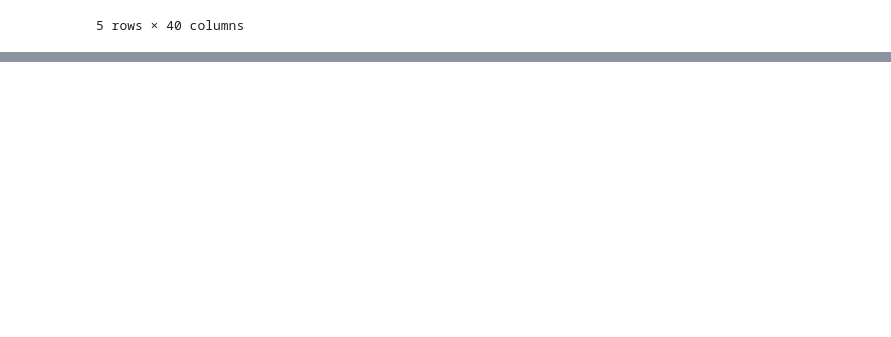
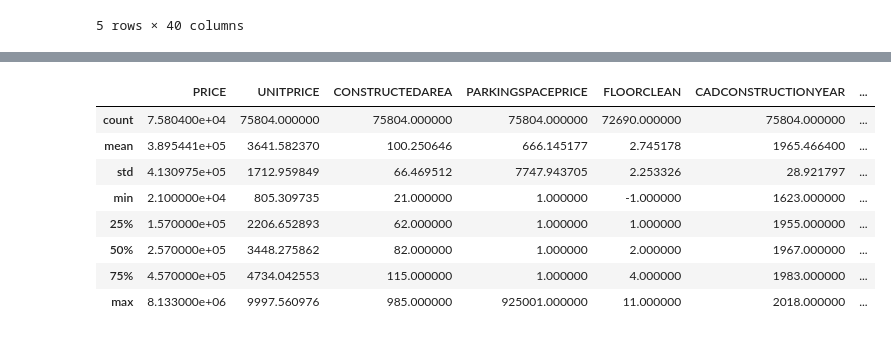
Before and after one commit to EstebannRomeroo/TFM, a Jupyter notebook: descriptive_analysis.ipynb, the cells around one changed output, grey strips where cells are left out. Saved outputs shown, nothing was run; the diff lists cells and outputs as text; code cells hidden in the pictures; blank space fills up the shorter version.

```diff
--- a/descriptive_analysis.ipynb
+++ b/descriptive_analysis.ipynb
@@ -204,0 +223,12 @@ specific_assets.head().sort_values(by=['ASSETID'])
+# %%
+data.describe()
+# %% [output]
+|  | PRICE | UNITPRICE | CONSTRUCTEDAREA | PARKINGSPACEPRICE | FLOORCLEAN | CADCONSTRUCTIONYEAR | ... |
+| count | 7.580400e+04 | 75804.000000 | 75804.000000 | 75804.000000 | 72690.000000 | 75804.000000 | ... |
+| mean | 3.895441e+05 | 3641.582370 | 100.250646 | 666.145177 | 2.745178 | 1965.466400 | ... |
+| std | 4.130975e+05 | 1712.959849 | 66.469512 | 7747.943705 | 2.253326 | 28.921797 | ... |
+| min | 2.100000e+04 | 805.309735 | 21.000000 | 1.000000 | -1.000000 | 1623.000000 | ... |
+| 25% | 1.570000e+05 | 2206.652893 | 62.000000 | 1.000000 | 1.000000 | 1955.000000 | ... |
+| 50% | 2.570000e+05 | 3448.275862 | 82.000000 | 1.000000 | 2.000000 | 1967.000000 | ... |
+| 75% | 4.570000e+05 | 4734.042553 | 115.000000 | 1.000000 | 4.000000 | 1983.000000 | ... |
+| max | 8.133000e+06 | 9997.560976 | 985.000000 | 925001.000000 | 11.000000 | 2018.000000 | ... |
```
Also changed, not shown: parts of 5 cells of this notebook, 2 other files.
